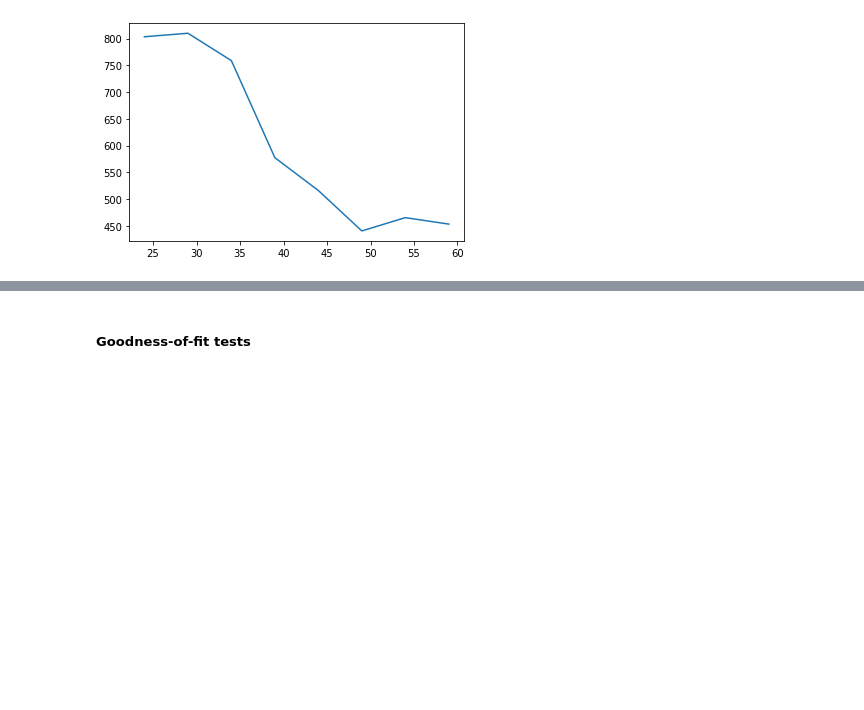
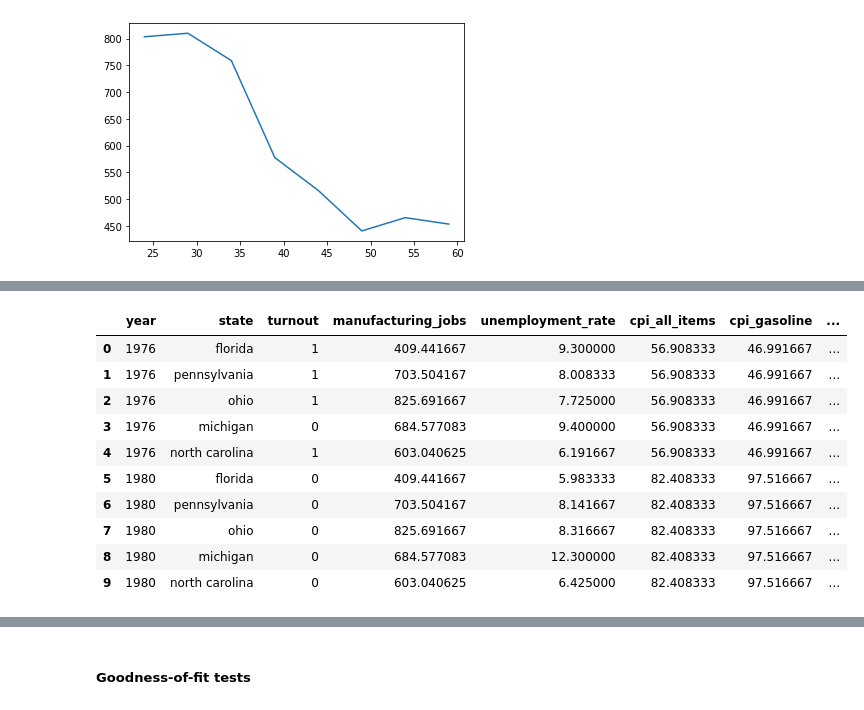
Before and after one commit to pndang/MATH189, a Jupyter notebook: Project/elections-analysis.ipynb, the cells around one changed output, grey strips where cells are left out. Drawn from its saved outputs; the diff is of its cells as text; code cells hidden in the pictures; blank space fills up the shorter version.

```diff
--- a/Project/elections-analysis.ipynb
+++ b/Project/elections-analysis.ipynb
@@ -715,0 +723,12 @@ mlDf
+# %%
+# add binary features
+
+mlDf['econ_event'] = [
+    econEventMapping[year] for year in mlDf['year']
+]
+
+mlDf['civil_event'] = [
+    civilEventMapping[year] for year in mlDf['year']
+]
+
+mlDf
@@ -715,0 +749,22 @@ mlDf
+# %%
+# convert target variable to numeric
+
+turnoutMapping = {
+    'democrat': 1,
+    'republican': 0
+}
+
+mlDf['turnout'] = [turnoutMapping[party] for party in mlDf['turnout']]
+mlDf.head(10)
+# %% [output]
+|  | year | state | turnout | manufacturing_jobs | unemployment_rate | cpi_all_items | cpi_gasoline | ... |
+| 0 | 1976 | florida | 1 | 409.441667 | 9.300000 | 56.908333 | 46.991667 | ... |
+| 1 | 1976 | pennsylvania | 1 | 703.504167 | 8.008333 | 56.908333 | 46.991667 | ... |
+| 2 | 1976 | ohio | 1 | 825.691667 | 7.725000 | 56.908333 | 46.991667 | ... |
+| 3 | 1976 | michigan | 0 | 684.577083 | 9.400000 | 56.908333 | 46.991667 | ... |
+| 4 | 1976 | north carolina | 1 | 603.040625 | 6.191667 | 56.908333 | 46.991667 | ... |
+| 5 | 1980 | florida | 0 | 409.441667 | 5.983333 | 82.408333 | 97.516667 | ... |
+| 6 | 1980 | pennsylvania | 0 | 703.504167 | 8.141667 | 82.408333 | 97.516667 | ... |
+| 7 | 1980 | ohio | 0 | 825.691667 | 8.316667 | 82.408333 | 97.516667 | ... |
+| 8 | 1980 | michigan | 0 | 684.577083 | 12.300000 | 82.408333 | 97.516667 | ... |
+| 9 | 1980 | north carolina | 0 | 603.040625 | 6.425000 | 82.408333 | 97.516667 | ... |
```
Also changed, not shown: parts of 17 cells of this notebook, 1 other file.
